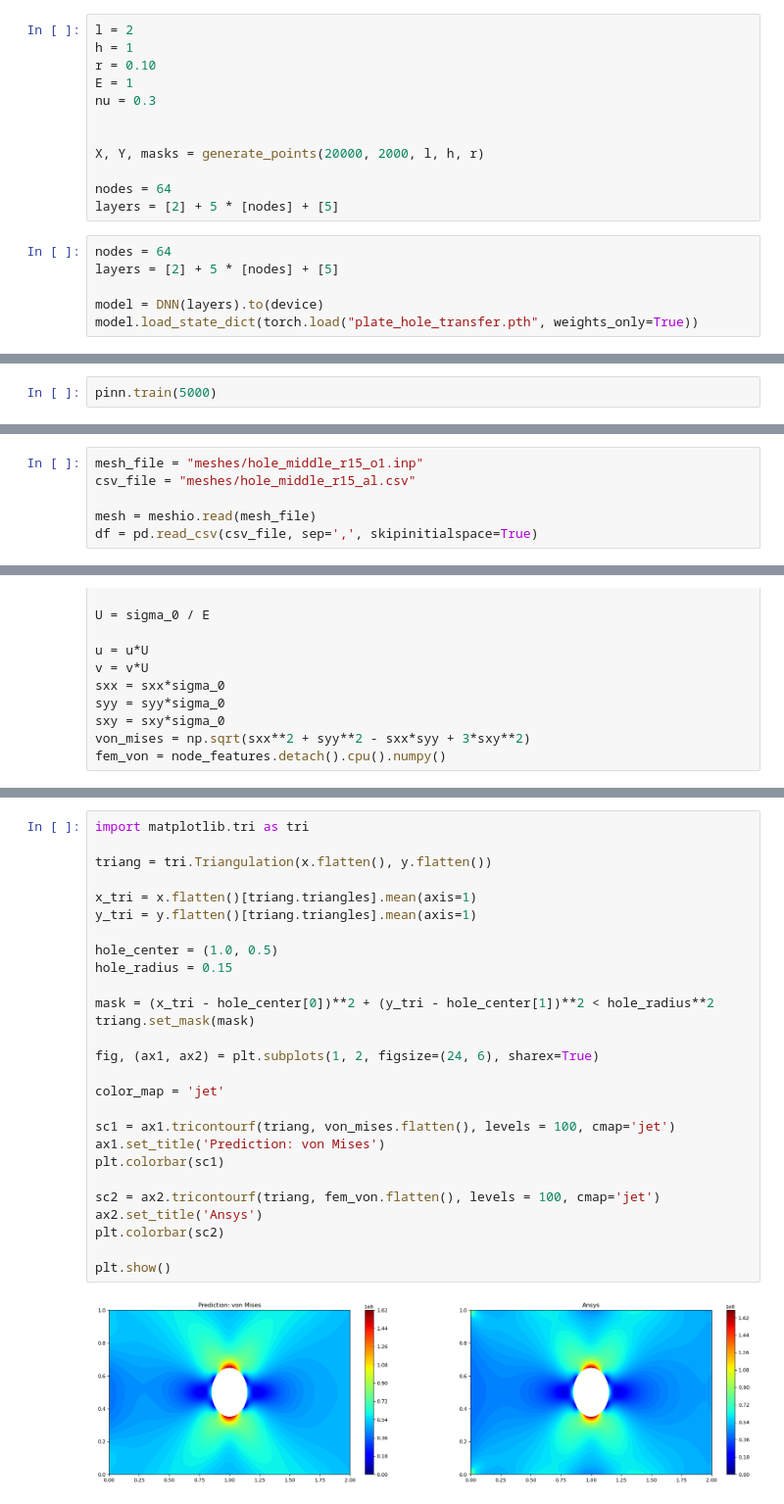
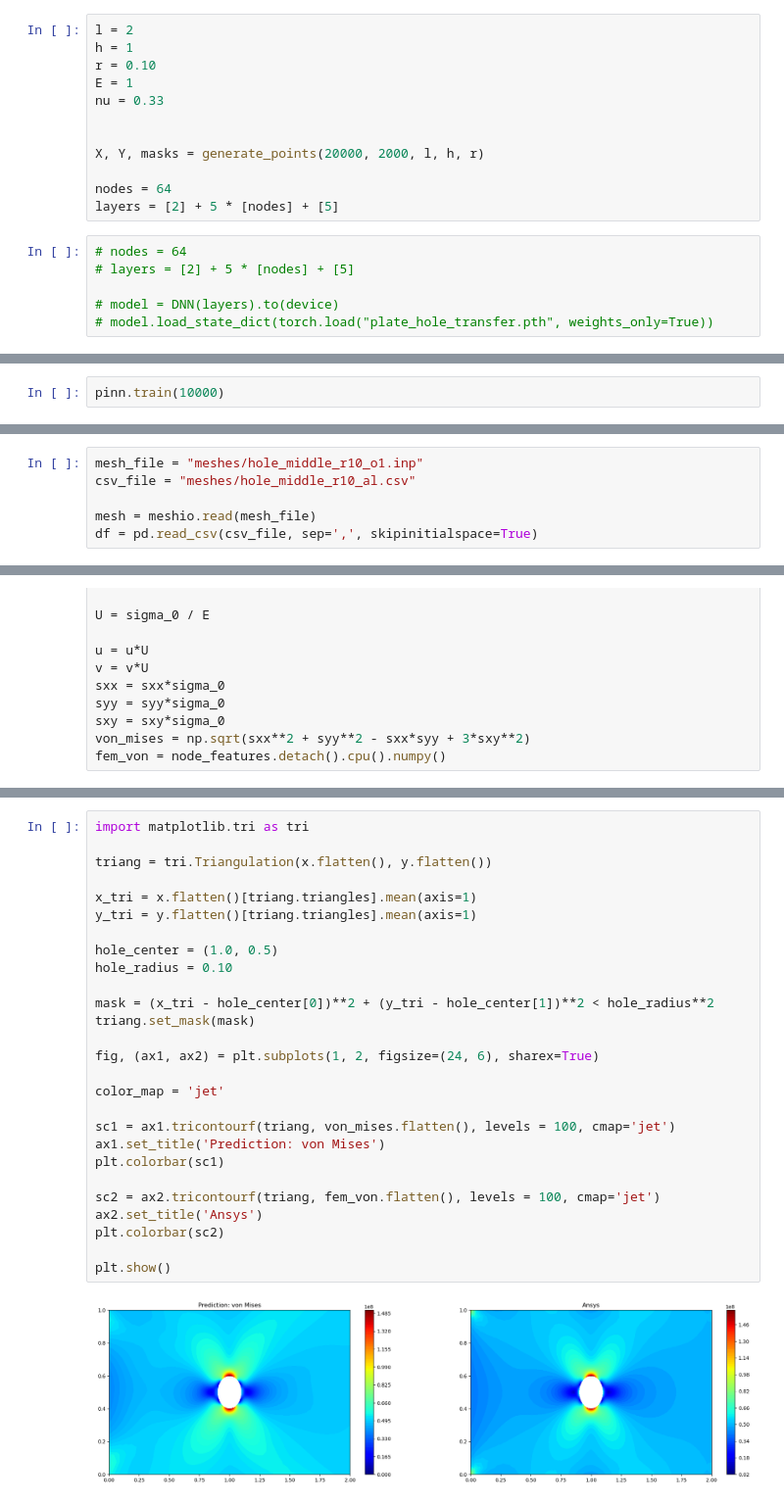
Before and after one commit to alleswe2k/PINNs, a Jupyter notebook: Transfer/transfer_learning.ipynb, the cells around one changed output, grey strips where cells are left out. Shown at 98% size. Saved outputs shown, nothing was run; the diff lists cells and outputs as text.

```diff
--- a/Transfer/transfer_learning.ipynb
+++ b/Transfer/transfer_learning.ipynb
@@ -248,7 +248,7 @@ l = 2
 h = 1
 r = 0.10
 E = 1
-nu = 0.3
+nu = 0.33
 
 
 X, Y, masks = generate_points(20000, 2000, l, h, r)
@@ -256,11 +256,11 @@ X, Y, masks = generate_points(20000, 2000, l, h, r)
 nodes = 64
 layers = [2] + 5 * [nodes] + [5]
 # %%
-nodes = 64
-layers = [2] + 5 * [nodes] + [5]
+# nodes = 64
+# layers = [2] + 5 * [nodes] + [5]
 
-model = DNN(layers).to(device)
-model.load_state_dict(torch.load("plate_hole_transfer.pth", weights_only=True))
+# model = DNN(layers).to(device)
+# model.load_state_dict(torch.load("plate_hole_transfer.pth", weights_only=True))
 # %% [output]
 <All keys matched successfully>
 # %%
@@ -321,5 +321,5 @@ model = DNN(layers).to(device)
 pinn = PINN(model)
 pinn.set_var(X, Y, masks, h, l, r, nu)
 # %%
-pinn.train(5000)
+pinn.train(10000)
 # %% [output]
@@ -352,6 +352,6 @@ torch.save(pinn.dnn.state_dict(), "plate_hole_r15_transfer.pth")
 # %%
-mesh_file = "meshes/hole_middle_r15_o1.inp"
-csv_file = "meshes/hole_middle_r15_al.csv"
+mesh_file = "meshes/hole_middle_r10_o1.inp"
+csv_file = "meshes/hole_middle_r10_al.csv"
 
 mesh = meshio.read(mesh_file)
 df = pd.read_csv(csv_file, sep=',', skipinitialspace=True)
@@ -448,32 +448,32 @@ with open(file_name, 'w') as f:
 # %%
 import matplotlib.tri as tri
 
 triang = tri.Triangulation(x.flatten(), y.flatten())
 
 x_tri = x.flatten()[triang.triangles].mean(axis=1)
 y_tri = y.flatten()[triang.triangles].mean(axis=1)
 
 hole_center = (1.0, 0.5)
-hole_radius = 0.15
+hole_radius = 0.10
 
 mask = (x_tri - hole_center[0])**2 + (y_tri - hole_center[1])**2 < hole_radius**2
 triang.set_mask(mask)
 
 fig, (ax1, ax2) = plt.subplots(1, 2, figsize=(24, 6), sharex=True)
 
 color_map = 'jet'
 
 sc1 = ax1.tricontourf(triang, von_mises.flatten(), levels = 100, cmap='jet')
 ax1.set_title('Prediction: von Mises')
 plt.colorbar(sc1)
 
 sc2 = ax2.tricontourf(triang, fem_von.flatten(), levels = 100, cmap='jet')
 ax2.set_title('Ansys')
 plt.colorbar(sc2)
 
 plt.show()
 # %% [output]
-[figure, old version]
+[figure, new version]
 # %%
 plt.figure()
 plt.tricontourf(triang, u.flatten(), levels=100, cmap='jet')
```
Also changed, not shown: parts of 13 cells of this notebook, 19 other files.
